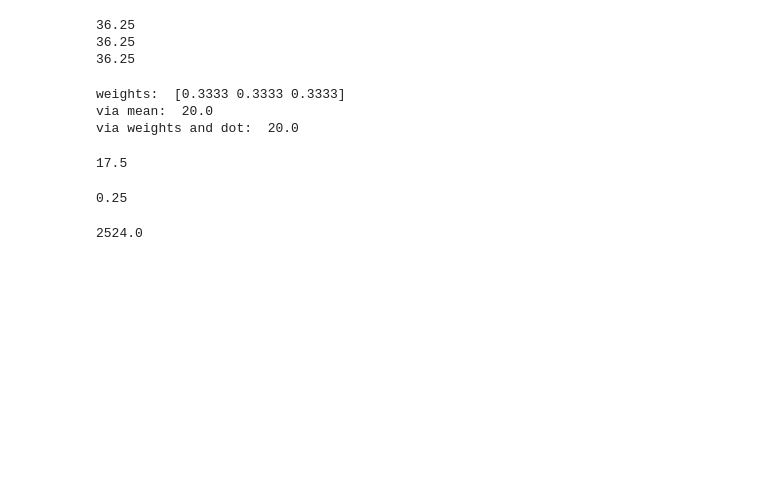
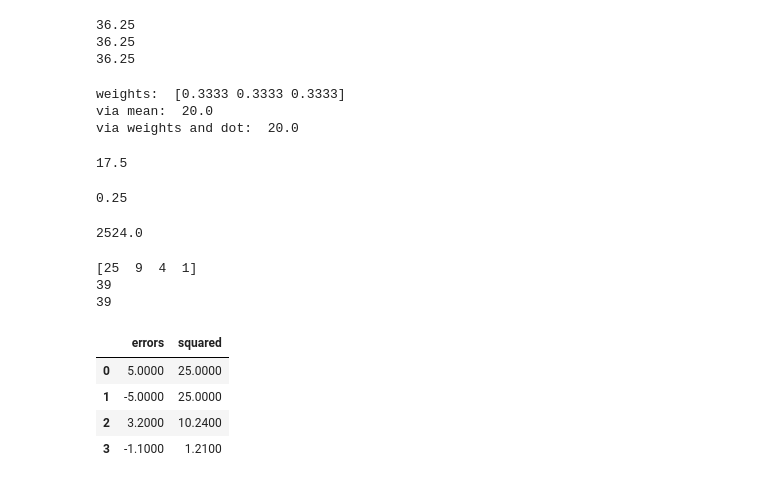
Before and after one commit to takebri/ML, a Jupyter notebook: technical_background.ipynb, the cells around one changed output. Cells and saved outputs as stored; diff of their text form; code cells hidden in the pictures; blank space fills up the shorter version.

Commit message:
Added Sum of Squares, Sum of Squared Errors

```diff
--- a/technical_background.ipynb
+++ b/technical_background.ipynb
@@ -135,3 +135,27 @@ for toss_ct in range(10000):
 print(winnings)
 # %% [output]
 2524.0
+# %%
+# 2.5.2 Sums of Squares
+values = np.array([5, -3, 2, 1])
+squares = values * values # element-wise multi
+print(squares,
+     np.sum(squares),
+     np.dot(values, values), sep='\n')
+# %% [output]
+[25  9  4  1]
+39
+39
+# %%
+# 2.5.3 Sum of Squared Errors
+
+pd.options.display.float_format = '{:20,.4f}'.format
+errors = np.array([5, -5, 3.2, -1.1])
+display(pd.DataFrame({'errors': errors,
+                     'squared': errors*errors}))
+# %% [output]
+|  | errors | squared |
+| 0 | 5.0000 | 25.0000 |
+| 1 | -5.0000 | 25.0000 |
+| 2 | 3.2000 | 10.2400 |
+| 3 | -1.1000 | 1.2100 |
```
